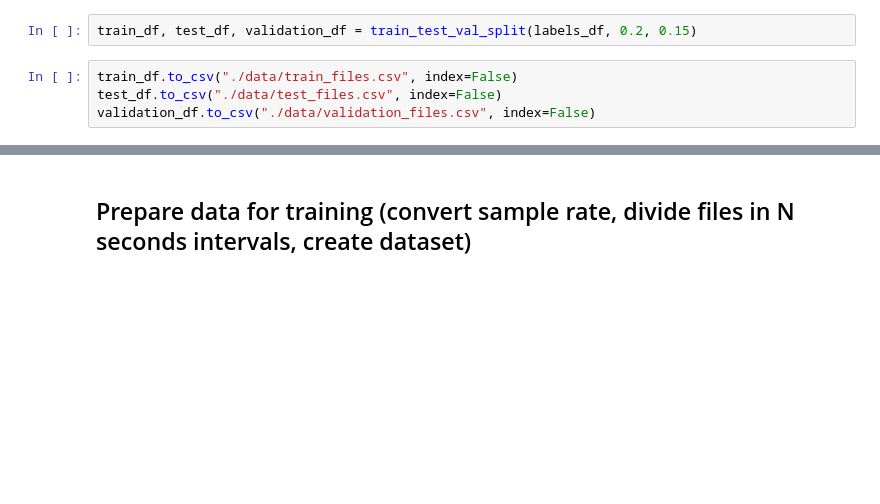
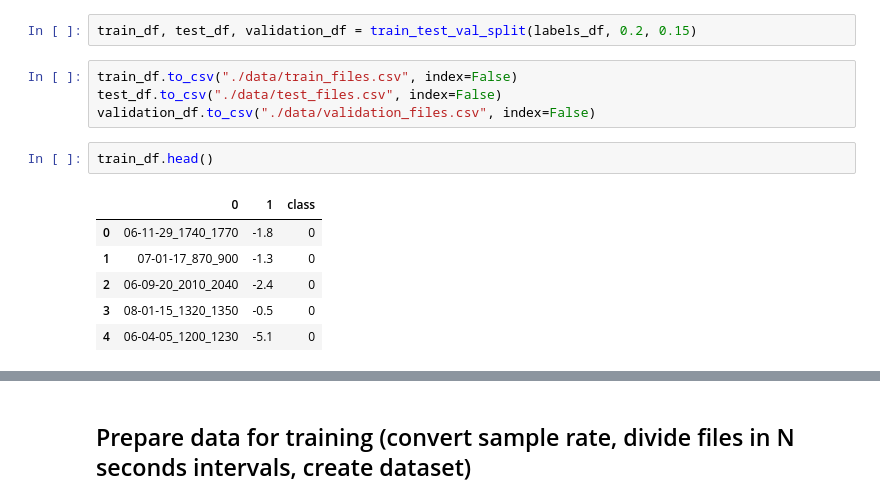
Before and after one commit to yurikaminski/AIDL19-DeepSales, a Jupyter notebook: data_preparation.ipynb, the cells around one changed output, grey strips where cells are left out. Cells and saved outputs as stored; diff of their text form; blank space fills up the shorter version.

```diff
--- a/data_preparation.ipynb
+++ b/data_preparation.ipynb
@@ -69,3 +70,12 @@ train_df, test_df, validation_df = train_test_val_split(labels_df, 0.2, 0.15)
 train_df.to_csv("./data/train_files.csv", index=False)
 test_df.to_csv("./data/test_files.csv", index=False)
 validation_df.to_csv("./data/validation_files.csv", index=False)
+# %%
+train_df.head()
+# %% [output]
+|  | 0 | 1 | class |
+| 0 | 06-11-29_1740_1770 | -1.8 | 0 |
+| 1 | 07-01-17_870_900 | -1.3 | 0 |
+| 2 | 06-09-20_2010_2040 | -2.4 | 0 |
+| 3 | 08-01-15_1320_1350 | -0.5 | 0 |
+| 4 | 06-04-05_1200_1230 | -5.1 | 0 |
```
Also changed, not shown: parts of 7 cells of this notebook, 3 other files.
